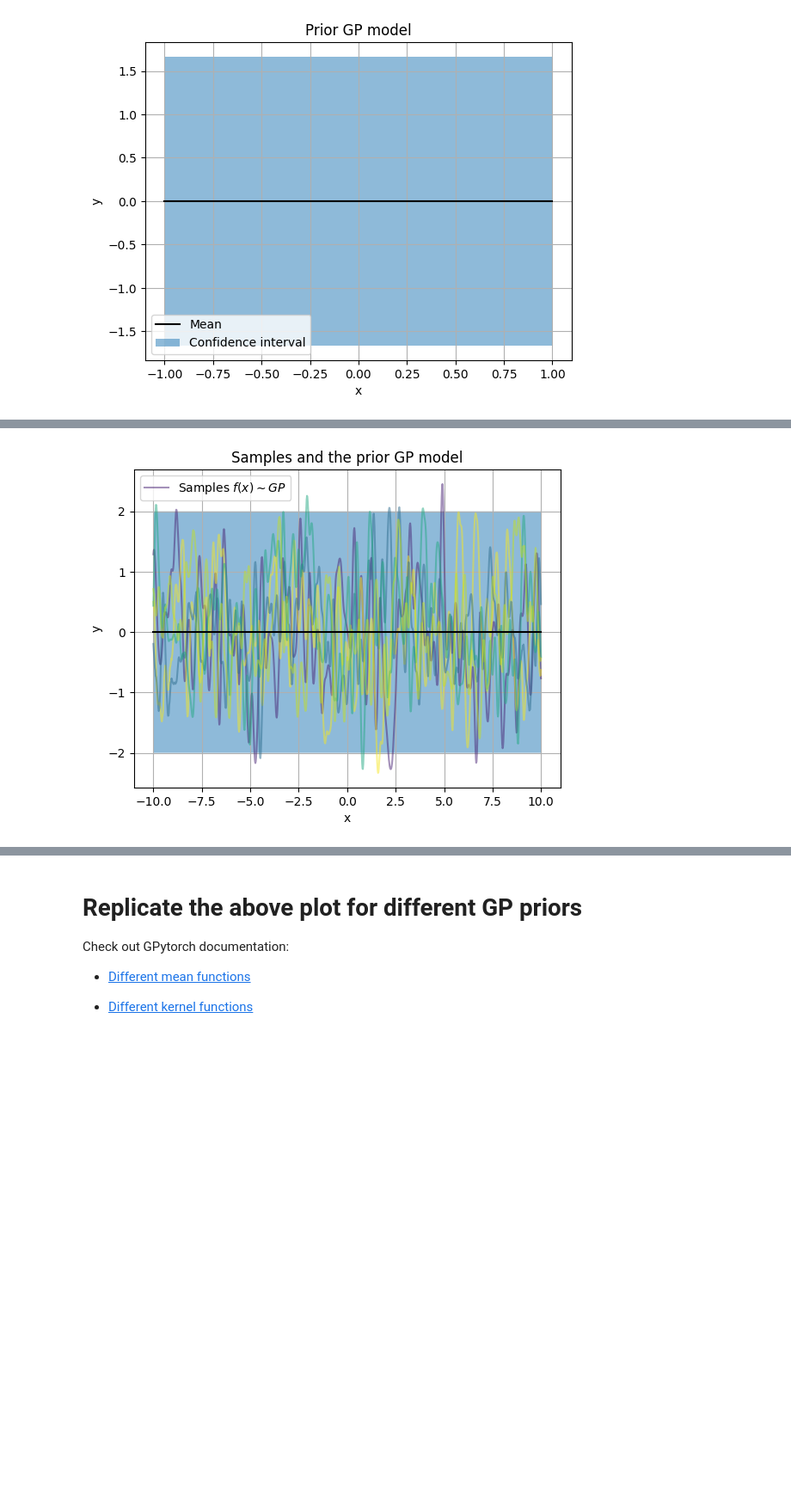
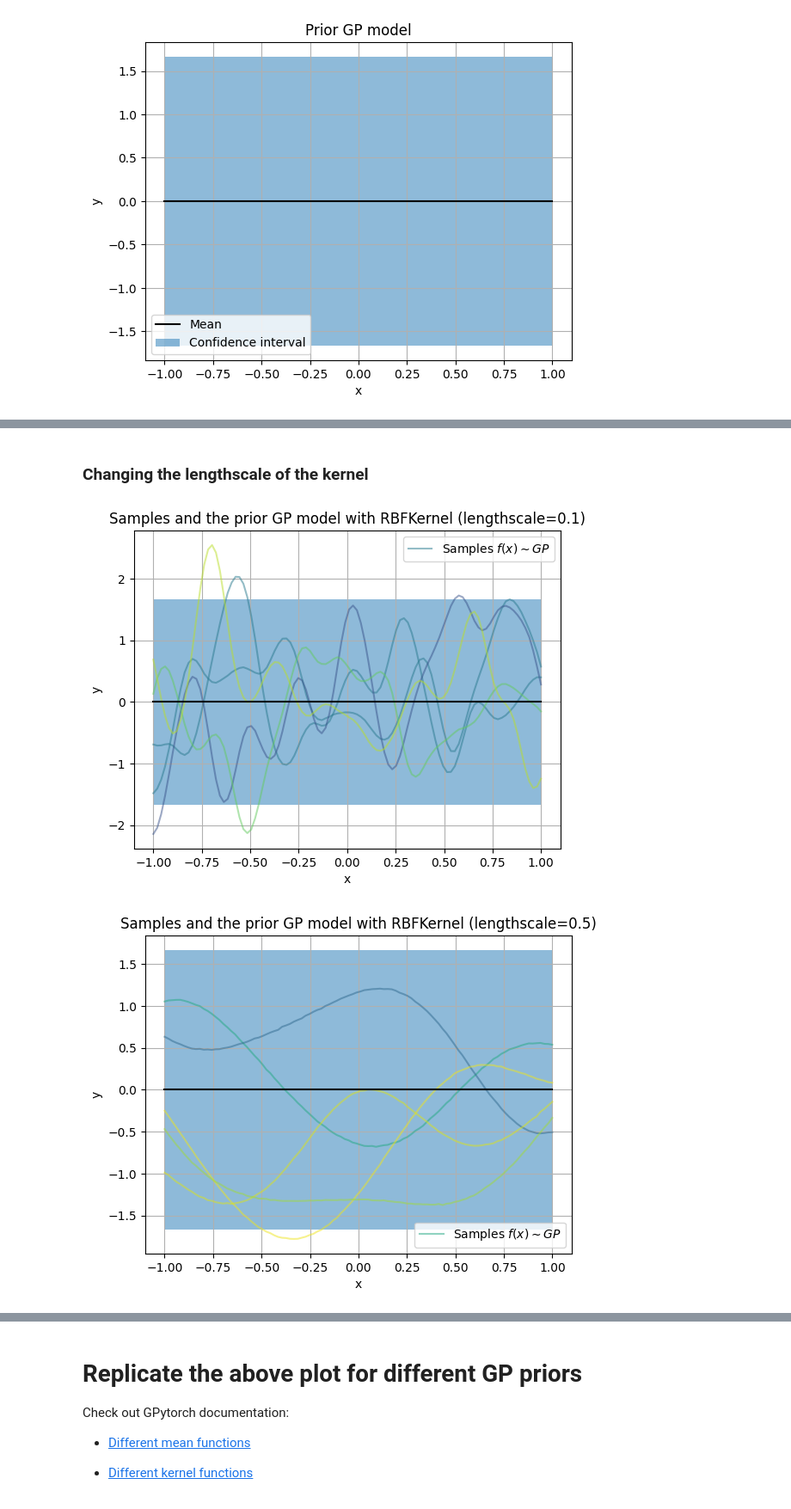
Before and after one commit to iurteagalab/stats_for_ai, a Jupyter notebook: labs_full/lab_06_gp_regression_full.ipynb, the cells around one changed output, grey strips where cells are left out. Shown at 86% size. Saved outputs shown, nothing was run; the diff lists cells and outputs as text; code cells hidden in the pictures; blank space fills up the shorter version.

Commit message:
Cleaner lengthscale plotting

```diff
--- a/labs_full/lab_06_gp_regression_full.ipynb
+++ b/labs_full/lab_06_gp_regression_full.ipynb
@@ -150,26 +150,31 @@ with torch.no_grad():
-# %%
-gp_model.covar_module.lengthscale = 0.1
+# %% [markdown]
+### Changing the lengthscale of the kernel
 # %%
-# Plot the prior GP model, along with some samples
-# from the prior GP model
-gp_model_prior = gp_model(x)
-with torch.no_grad():
-    plt.figure()
-    for _ in range(5):
-        sample = gp_model_prior.sample()
-        # Plot the samples, changing the color each sample
-        # to make it easier to see the samples
-        plt.plot(x.numpy(), sample.numpy(),
-                 color=plt.cm.viridis(torch.rand(1).item()), alpha=0.5)
-    # Plot the mean
-    plt.plot(x.numpy(), gp_model_prior.mean.numpy(), 'k')
-    # Plot the 95% confidence interval
-    lower, upper = gp_model_prior.confidence_region()
-    plt.fill_between(x.numpy(), lower.numpy(), upper.numpy(), alpha=0.5)
-    plt.title('Samples and the prior GP model')
-    plt.xlabel('x')
-    plt.ylabel('y')
-    plt.grid()
-    plt.legend(['Samples $f(x)\\sim GP$'])
+lengthscales = [0.1, 0.5, 1.0, 2.0]
+for lengthscale in lengthscales:
+    # Set the lengthscale of the kernel
+    gp_model.covar_module.base_kernel.lengthscale = lengthscale
+    # Plot the prior GP model, along with some samples
+    # from the prior GP model
+    gp_model_prior = gp_model(x)
+    with torch.no_grad():
+        plt.figure()
+        for _ in range(5):
+            sample = gp_model_prior.sample()
+            # Plot the samples, changing the color each sample
+            # to make it easier to see the samples
+            plt.plot(x.numpy(), sample.numpy(),
+                    color=plt.cm.viridis(torch.rand(1).item()), alpha=0.5)
+        # Plot the mean
+        plt.plot(x.numpy(), gp_model_prior.mean.numpy(), 'k')
+        # Plot the 95% confidence interval
+        lower, upper = gp_model_prior.confidence_region()
+        plt.fill_between(x.numpy(), lower.numpy(), upper.numpy(), alpha=0.5)
+        plt.title(f'Samples and the prior GP model with {gp_model.covar_module.base_kernel.__class__.__name__} (lengthscale={lengthscale})')
+        plt.xlabel('x')
+        plt.ylabel('y')
+        plt.grid()
+        plt.legend(['Samples $f(x)\\sim GP$'])
 # %% [output]
-[figure, old version]
+[figure, new version]
+[figure, added]
```
Also changed, not shown: parts of 24 cells of this notebook.
